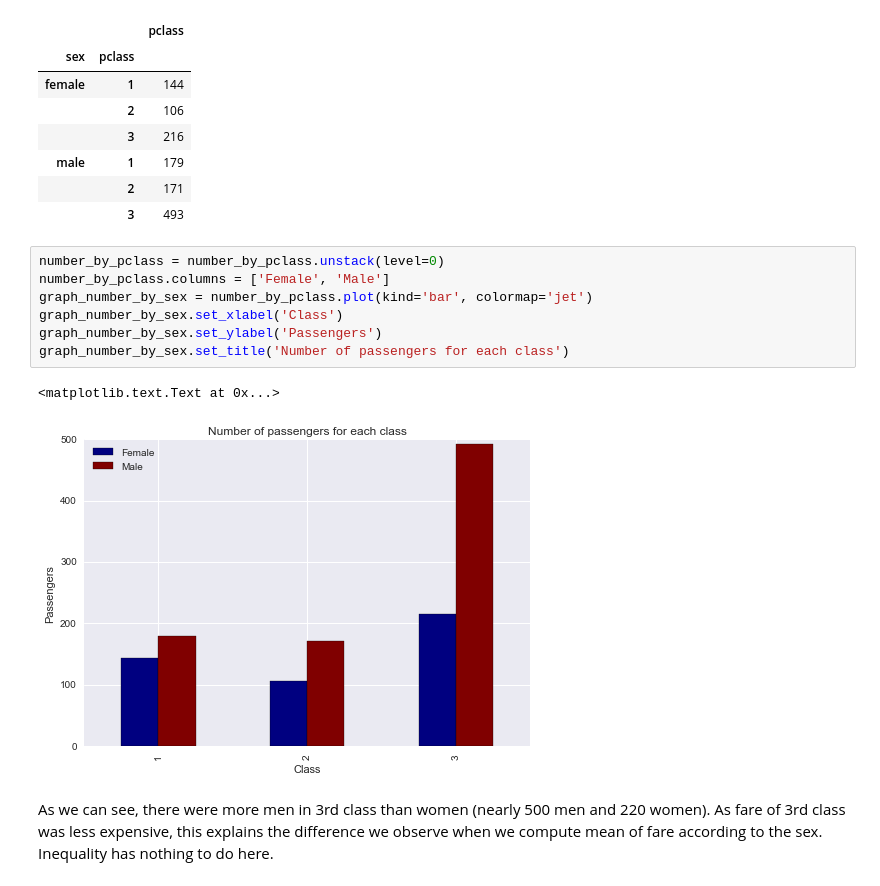
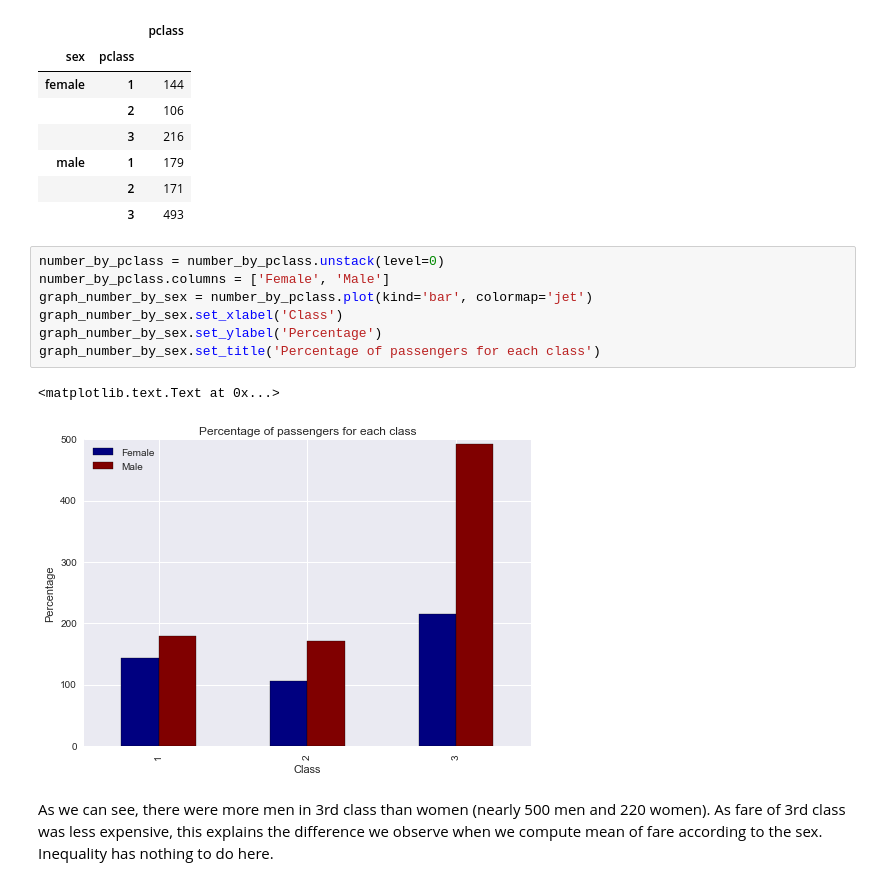
Before and after one commit to antitoine/ADAEPFL-Homework, a Jupyter notebook: 01 - Pandas and Data Wrangling/Data Wrangling with Pandas.ipynb, the cells around one changed output. Saved outputs shown, nothing was run; the diff lists cells and outputs as text.

Commit message:
add graph explaining question 4

```diff
--- a/01 - Pandas and Data Wrangling/Data Wrangling with Pandas.ipynb
+++ b/01 - Pandas and Data Wrangling/Data Wrangling with Pandas.ipynb
@@ -712,13 +1752,13 @@ number_by_pclass
 # %%
 number_by_pclass = number_by_pclass.unstack(level=0)
 number_by_pclass.columns = ['Female', 'Male']
 graph_number_by_sex = number_by_pclass.plot(kind='bar', colormap='jet')
 graph_number_by_sex.set_xlabel('Class')
-graph_number_by_sex.set_ylabel('Passengers')
-graph_number_by_sex.set_title('Number of passengers for each class')
+graph_number_by_sex.set_ylabel('Percentage')
+graph_number_by_sex.set_title('Percentage of passengers for each class')
 # %% [output]
 <matplotlib.text.Text at 0x...>
-[figure, old version]
+[figure, new version]
 # %% [markdown]
 As we can see, there were more men in 3rd class than women (nearly 500 men and 220 women). As fare of 3rd class was less expensive, this explains the difference we observe when we compute mean of fare according to the sex. Inequality has nothing to do here.
 # %% [markdown]
```
Also changed, not shown: parts of 123 cells of this notebook.
